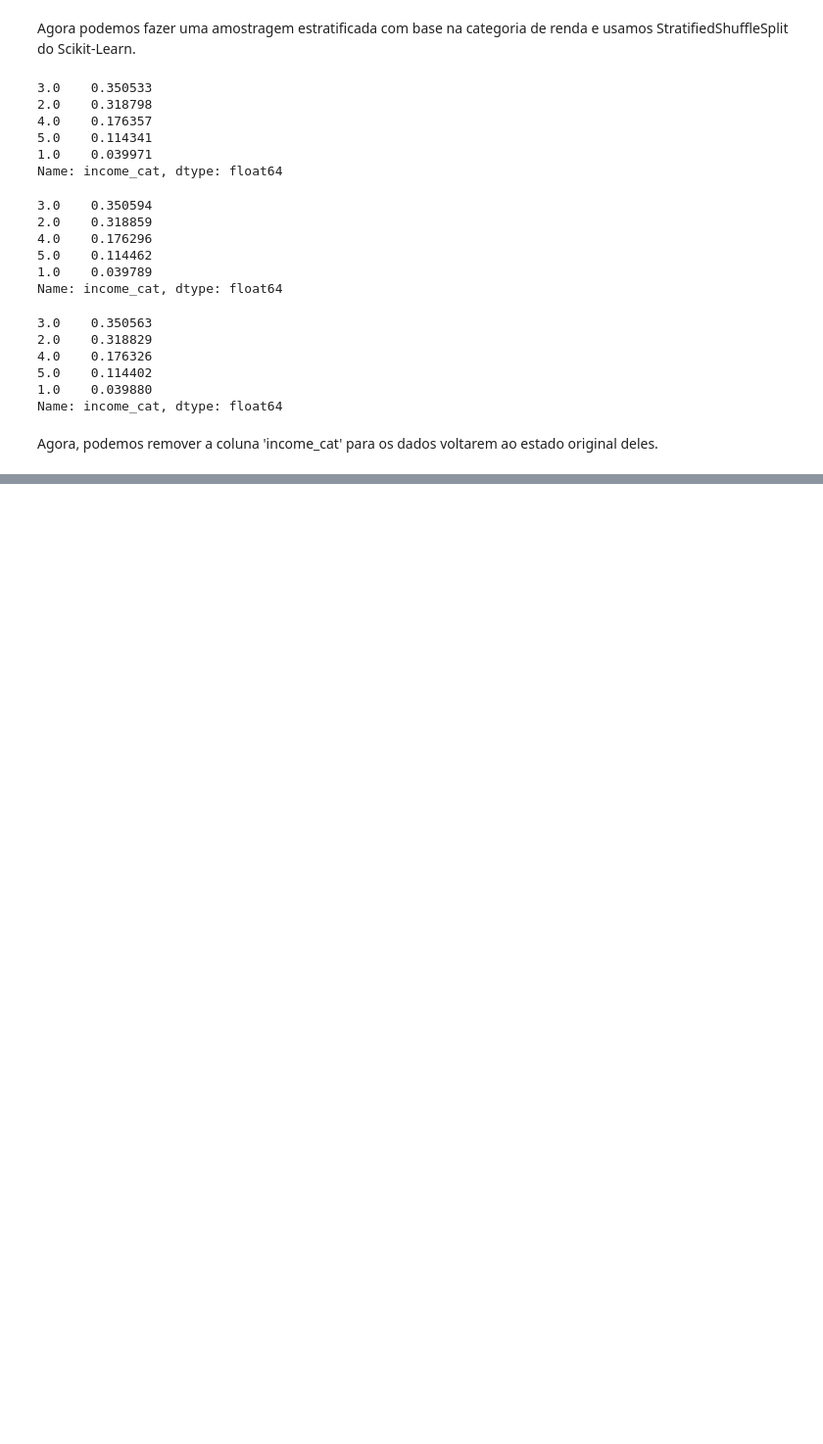
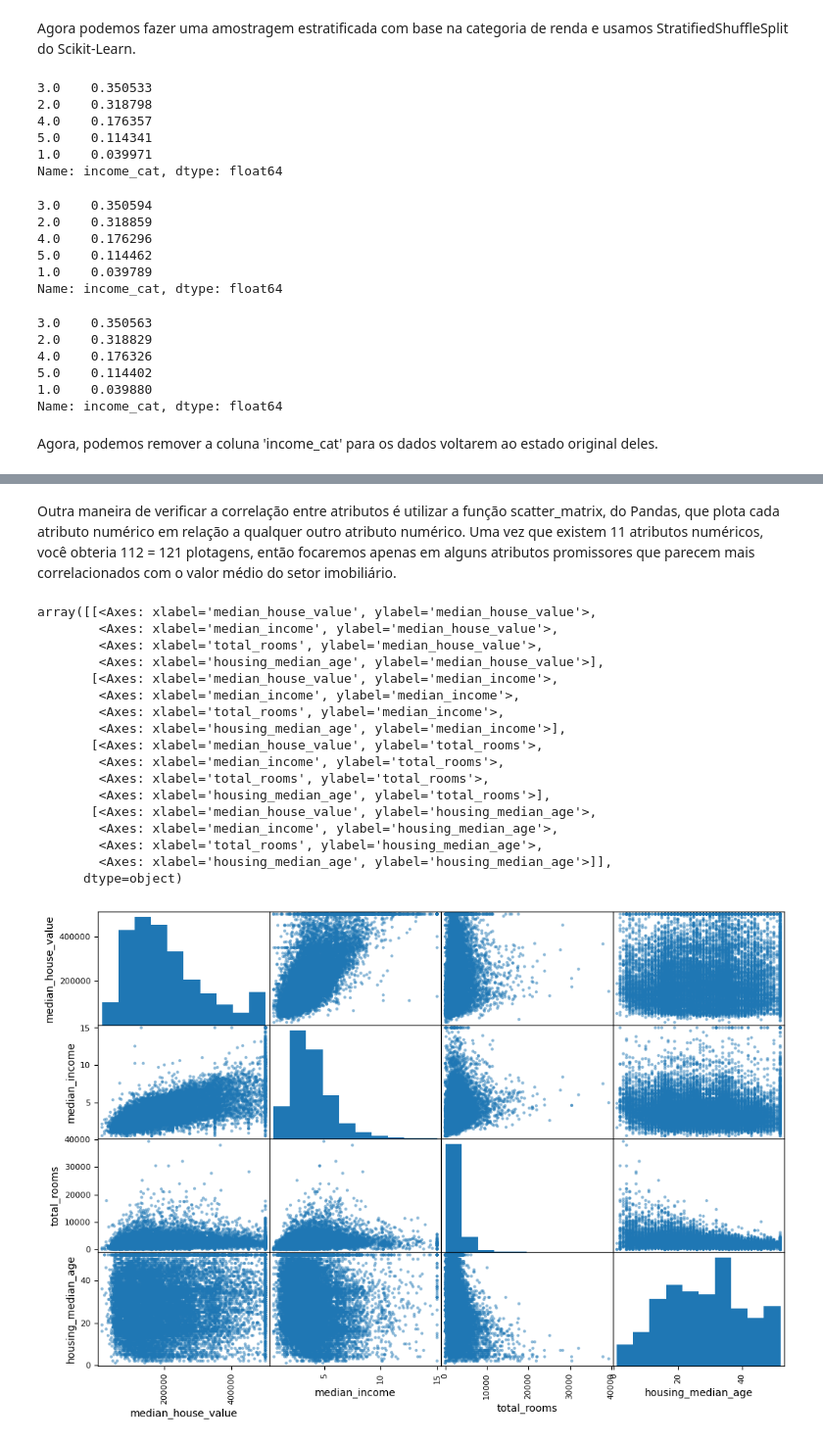
Before and after one commit to LudmilaGomes/data-ia-python, a Jupyter notebook: Housing.ipynb, the cells around one changed output, grey strips where cells are left out. Shown at 98% size. Drawn from its saved outputs; the diff is of its cells as text; code cells hidden in the pictures; blank space fills up the shorter version.

```diff
--- a/Housing.ipynb
+++ b/Housing.ipynb
@@ -242,0 +308,26 @@ for set_ in (strat_train_set, strat_test_set):
+# %% [markdown]
+Outra maneira de verificar a correlação entre atributos é utilizar a função scatter_matrix, do Pandas, que plota cada atributo numérico em relação a qualquer outro atributo numérico. Uma vez que existem 11 atributos numéricos, você obteria 112 = 121 plotagens, então focaremos apenas em alguns atributos promissores que parecem mais correlacionados com o valor médio do setor imobiliário.
+# %%
+from pandas.plotting import scatter_matrix
+
+attributes = ["median_house_value", "median_income", "total_rooms", "housing_median_age"]
+scatter_matrix(housing[attributes], figsize=(12, 8))
+# %% [output]
+array([[<Axes: xlabel='median_house_value', ylabel='median_house_value'>,
+        <Axes: xlabel='median_income', ylabel='median_house_value'>,
+        <Axes: xlabel='total_rooms', ylabel='median_house_value'>,
+        <Axes: xlabel='housing_median_age', ylabel='median_house_value'>],
+       [<Axes: xlabel='median_house_value', ylabel='median_income'>,
+        <Axes: xlabel='median_income', ylabel='median_income'>,
+        <Axes: xlabel='total_rooms', ylabel='median_income'>,
+        <Axes: xlabel='housing_median_age', ylabel='median_income'>],
+       [<Axes: xlabel='median_house_value', ylabel='total_rooms'>,
+        <Axes: xlabel='median_income', ylabel='total_rooms'>,
+        <Axes: xlabel='total_rooms', ylabel='total_rooms'>,
+        <Axes: xlabel='housing_median_age', ylabel='total_rooms'>],
+       [<Axes: xlabel='median_house_value', ylabel='housing_median_age'>,
+        <Axes: xlabel='median_income', ylabel='housing_median_age'>,
+        <Axes: xlabel='total_rooms', ylabel='housing_median_age'>,
+        <Axes: xlabel='housing_median_age', ylabel='housing_median_age'>]],
+      dtype=object)
+[figure, added]
```
Also changed, not shown: parts of 8 cells of this notebook.
